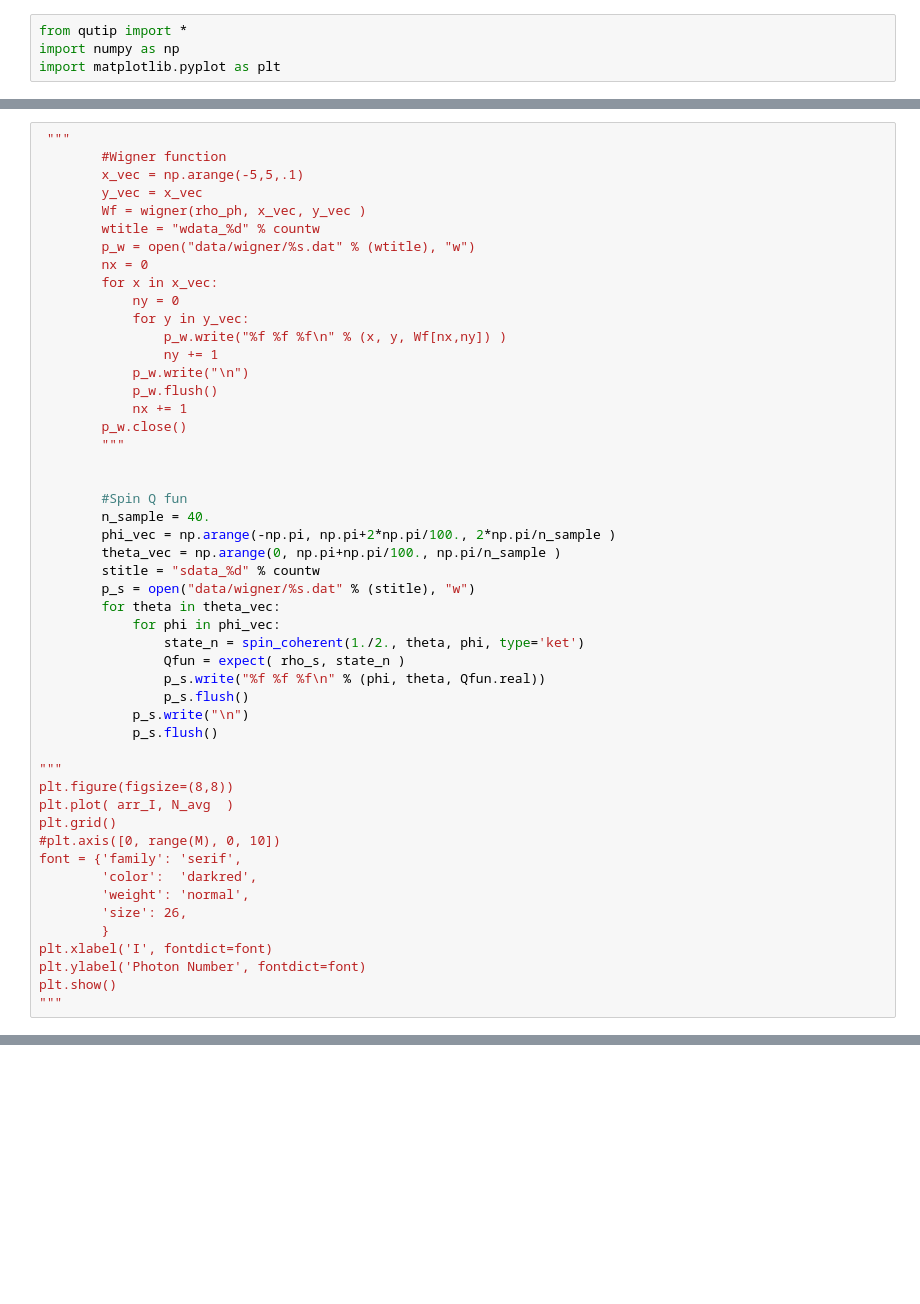
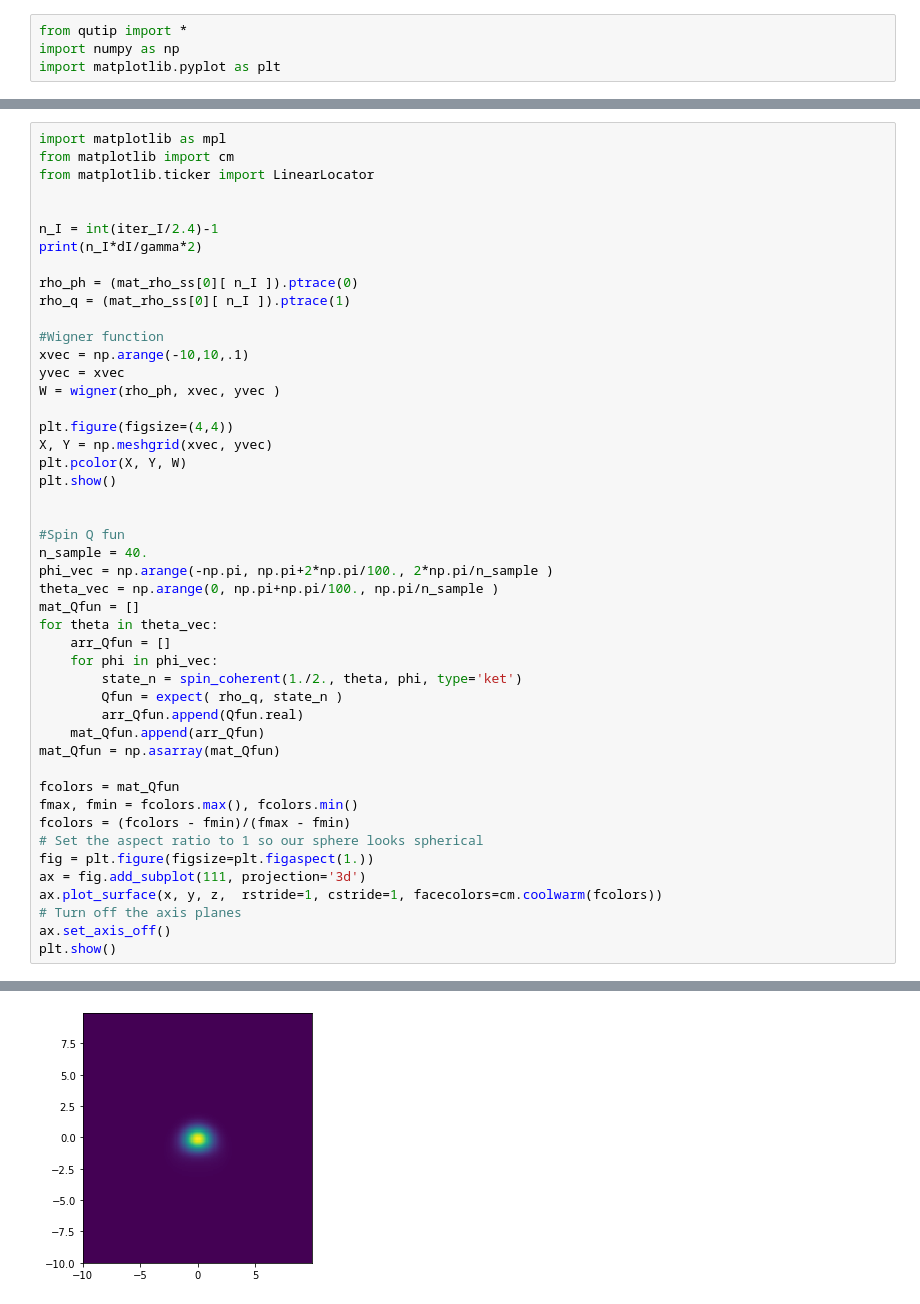
Before and after one commit to albertomercurio/photonics-school-2024, a Jupyter notebook: JCM_bistability.ipynb, the cells around one changed output, grey strips where cells are left out. Saved outputs shown, nothing was run; the diff lists cells and outputs as text; blank space fills up the shorter version.

```diff
--- a/JCM_bistability.ipynb
+++ b/JCM_bistability.ipynb
@@ -190,51 +171,48 @@ TypeError: Dimensions of C (1, 21) are incompatible with X (11) and/or Y (1); se
 # %%
- """
-        #Wigner function
-        x_vec = np.arange(-5,5,.1)
-        y_vec = x_vec
-        Wf = wigner(rho_ph, x_vec, y_vec )
-        wtitle = "wdata_%d" % countw
-        p_w = open("data/wigner/%s.dat" % (wtitle), "w")
-        nx = 0
-        for x in x_vec:
-            ny = 0
-            for y in y_vec:
-                p_w.write("%f %f %f\n" % (x, y, Wf[nx,ny]) )
-                ny += 1
-            p_w.write("\n")
-            p_w.flush()
-            nx += 1
-        p_w.close()
-        """
+import matplotlib as mpl
+from matplotlib import cm
+from matplotlib.ticker import LinearLocator
 
 
-        #Spin Q fun
-        n_sample = 40.
-        phi_vec = np.arange(-np.pi, np.pi+2*np.pi/100., 2*np.pi/n_sample )
-        theta_vec = np.arange(0, np.pi+np.pi/100., np.pi/n_sample )
-        stitle = "sdata_%d" % countw
-        p_s = open("data/wigner/%s.dat" % (stitle), "w")
-        for theta in theta_vec:
-            for phi in phi_vec:
-                state_n = spin_coherent(1./2., theta, phi, type='ket')
-                Qfun = expect( rho_s, state_n )
-                p_s.write("%f %f %f\n" % (phi, theta, Qfun.real))
-                p_s.flush()
-            p_s.write("\n")
-            p_s.flush()
+n_I = int(iter_I/2.4)-1
+print(n_I*dI/gamma*2)
 
-"""
-plt.figure(figsize=(8,8))
-plt.plot( arr_I, N_avg  )
-plt.grid()
-#plt.axis([0, range(M), 0, 10])
-font = {'family': 'serif',
-        'color':  'darkred',
-        'weight': 'normal',
-        'size': 26,
-        }
-plt.xlabel('I', fontdict=font)
-plt.ylabel('Photon Number', fontdict=font)
+rho_ph = (mat_rho_ss[0][ n_I ]).ptrace(0)
+rho_q = (mat_rho_ss[0][ n_I ]).ptrace(1)
+
+#Wigner function
+xvec = np.arange(-10,10,.1)
+yvec = xvec
+W = wigner(rho_ph, xvec, yvec )
+
+plt.figure(figsize=(4,4))
+X, Y = np.meshgrid(xvec, yvec)
+plt.pcolor(X, Y, W)
 plt.show()
-"""
+
+
+#Spin Q fun
+n_sample = 40.
+phi_vec = np.arange(-np.pi, np.pi+2*np.pi/100., 2*np.pi/n_sample )
+theta_vec = np.arange(0, np.pi+np.pi/100., np.pi/n_sample )
+mat_Qfun = []
+for theta in theta_vec:
+    arr_Qfun = []
+    for phi in phi_vec:
+        state_n = spin_coherent(1./2., theta, phi, type='ket')
+        Qfun = expect( rho_q, state_n )
+        arr_Qfun.append(Qfun.real)
+    mat_Qfun.append(arr_Qfun)
+mat_Qfun = np.asarray(mat_Qfun)
+
+fcolors = mat_Qfun
+fmax, fmin = fcolors.max(), fcolors.min()
+fcolors = (fcolors - fmin)/(fmax - fmin)
+# Set the aspect ratio to 1 so our sphere looks spherical
+fig = plt.figure(figsize=plt.figaspect(1.))
+ax = fig.add_subplot(111, projection='3d')
+ax.plot_surface(x, y, z,  rstride=1, cstride=1, facecolors=cm.coolwarm(fcolors))
+# Turn off the axis planes
+ax.set_axis_off()
+plt.show()
 # %% [output]
@@ -241,0 +220 @@ IndentationError: unexpected indent (<ipython-input-20-2ab536578e37>, line 22)
+[figure, added]
```
Also changed, not shown: parts of 9 cells of this notebook.
